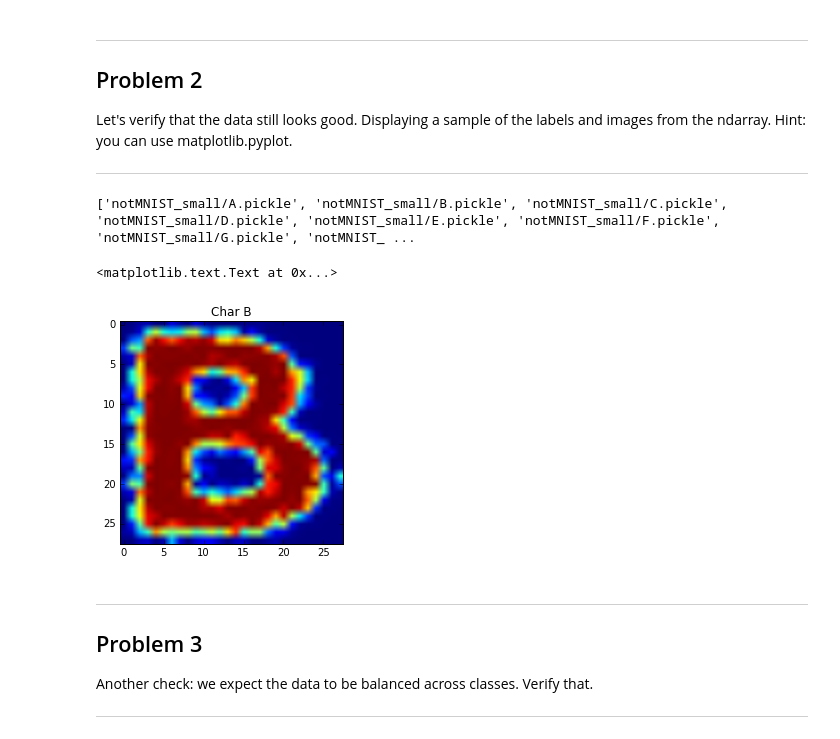
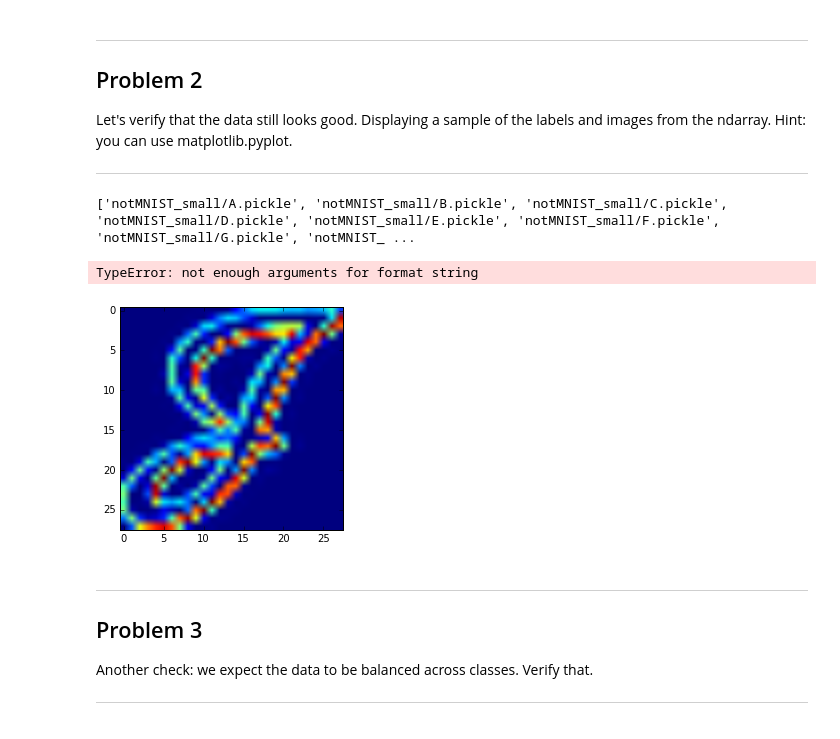
Before and after one commit to philbort/Deep_Learning_Google, a Jupyter notebook: L1_Machine_Learning_to_Deep_Learning/1_notmnist.ipynb, the cells around one changed output. Cells and saved outputs as stored; diff of their text form; code cells hidden in the pictures.

Commit message:
Randomize the image for display in Problem 2

```diff
--- a/L1_Machine_Learning_to_Deep_Learning/1_notmnist.ipynb
+++ b/L1_Machine_Learning_to_Deep_Learning/1_notmnist.ipynb
@@ -235,18 +235,19 @@ Let's verify that the data still looks good. Displaying a sample of the labels a
 # %%
 # Test_datasets has smaller images and loads much faster
 print(test_datasets)
 # Choose a random letter
 i = random.randint(0, 9)
 # Load the images
 with open(test_datasets[i], 'rb') as f:
     letter_set = pickle.load(f)
 # Display the first image
-plt.imshow(letter_set[0])
-plt.title("Char %s" %chr(ord('A')+i))
+j = random.randint(0, len(letter_set) - 1)
+plt.imshow(letter_set[j])
+plt.title("The %d th Image of %s" %j+1,chr(ord('A')+i))
 # %% [output]
 ['notMNIST_small/A.pickle', 'notMNIST_small/B.pickle', 'notMNIST_small/C.pickle', 'notMNIST_small/D.pickle', 'notMNIST_small/E.pickle', 'notMNIST_small/F.pickle', 'notMNIST_small/G.pickle', 'notMNIST_ ...
-<matplotlib.text.Text at 0x...>
+TypeError: not enough arguments for format string
-[figure, old version]
+[figure, new version]
 # %% [markdown]
 ---
 Problem 3
```
